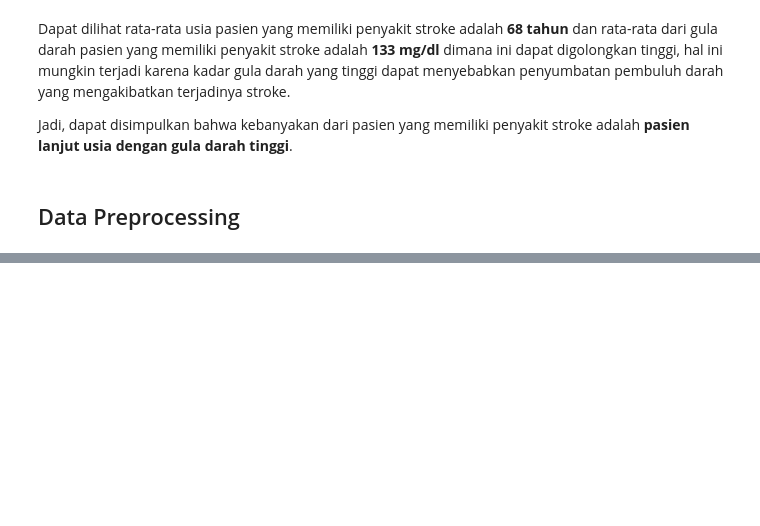
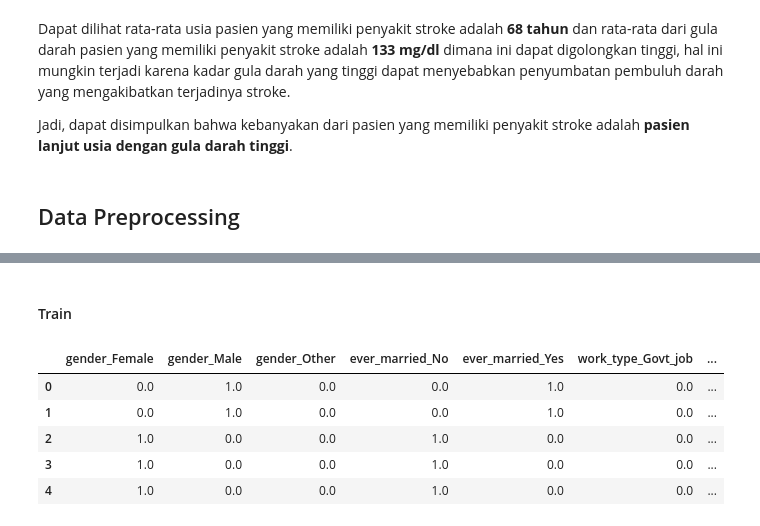
Before and after one commit to Penzragon/h8dsft_LogisticRegression, a Jupyter notebook: script.ipynb, the cells around one changed output, grey strips where cells are left out. Saved outputs shown, nothing was run; the diff lists cells and outputs as text; code cells hidden in the pictures; blank space fills up the shorter version.

```diff
--- a/script.ipynb
+++ b/script.ipynb
@@ -522,0 +565,6 @@ label = stroke.stroke
+# %%
+data_train_num = data_train[num_cols]
+data_train_cat = data_train[cat_cols]
+
+data_test_num = data_test[num_cols]
+data_test_cat = data_test[cat_cols]
@@ -522,0 +592,11 @@ label = stroke.stroke
+# %% [markdown]
+#### Train
+# %%
+data_train_cat_encoded.head()
+# %% [output]
+|  | gender_Female | gender_Male | gender_Other | ever_married_No | ever_married_Yes | work_type_Govt_job | ... |
+| 0 | 0.0 | 1.0 | 0.0 | 0.0 | 1.0 | 0.0 | ... |
+| 1 | 0.0 | 1.0 | 0.0 | 0.0 | 1.0 | 0.0 | ... |
+| 2 | 1.0 | 0.0 | 0.0 | 1.0 | 0.0 | 0.0 | ... |
+| 3 | 1.0 | 0.0 | 0.0 | 1.0 | 0.0 | 0.0 | ... |
+| 4 | 1.0 | 0.0 | 0.0 | 1.0 | 0.0 | 0.0 | ... |
```
Also changed, not shown: parts of 36 cells of this notebook.
